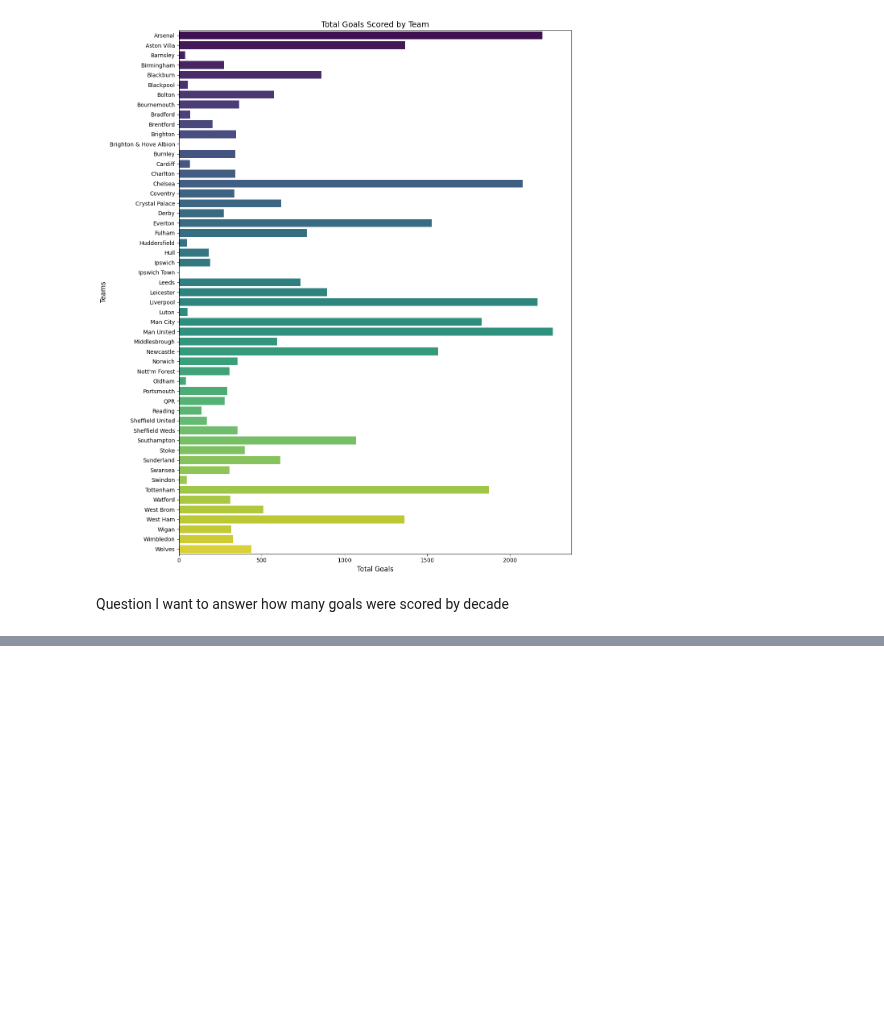
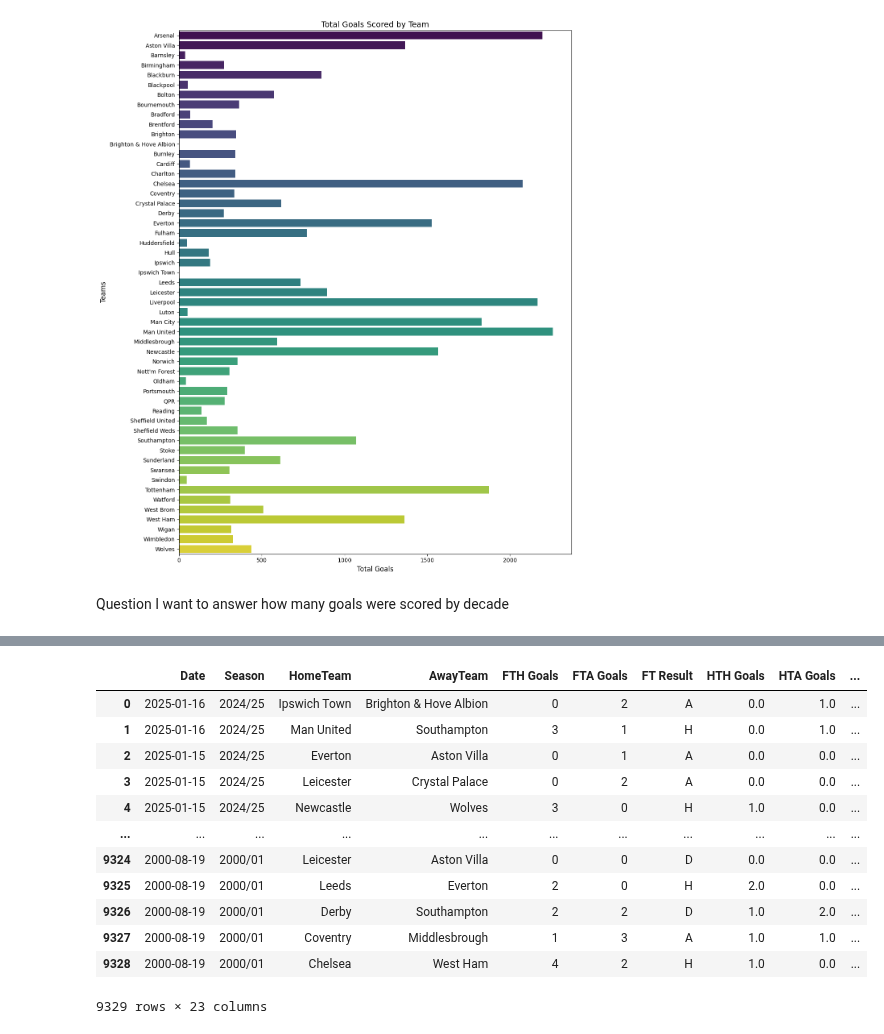
Before and after one commit to RaulBSanchez/PremierLeagueData, a Jupyter notebook: notebook49901bb43c.ipynb, the cells around one changed output, grey strips where cells are left out. Cells and saved outputs as stored; diff of their text form; code cells hidden in the pictures; blank space fills up the shorter version.

```diff
--- a/notebook49901bb43c.ipynb
+++ b/notebook49901bb43c.ipynb
@@ -316,0 +296,17 @@ Chart a graph of the goals scored over the years
+# %%
+pl_ref = pl_table_subset.dropna(subset='Referee')
+pl_ref
+# %% [output]
+|  | Date | Season | HomeTeam | AwayTeam | FTH Goals | FTA Goals | FT Result | HTH Goals | HTA Goals | ... |
+| 0 | 2025-01-16 | 2024/25 | Ipswich Town | Brighton & Hove Albion | 0 | 2 | A | 0.0 | 1.0 | ... |
+| 1 | 2025-01-16 | 2024/25 | Man United | Southampton | 3 | 1 | H | 0.0 | 1.0 | ... |
+| 2 | 2025-01-15 | 2024/25 | Everton | Aston Villa | 0 | 1 | A | 0.0 | 0.0 | ... |
+| 3 | 2025-01-15 | 2024/25 | Leicester | Crystal Palace | 0 | 2 | A | 0.0 | 0.0 | ... |
+| 4 | 2025-01-15 | 2024/25 | Newcastle | Wolves | 3 | 0 | H | 1.0 | 0.0 | ... |
+| ... | ... | ... | ... | ... | ... | ... | ... | ... | ... | ... |
+| 9324 | 2000-08-19 | 2000/01 | Leicester | Aston Villa | 0 | 0 | D | 0.0 | 0.0 | ... |
+| 9325 | 2000-08-19 | 2000/01 | Leeds | Everton | 2 | 0 | H | 2.0 | 0.0 | ... |
+| 9326 | 2000-08-19 | 2000/01 | Derby | Southampton | 2 | 2 | D | 1.0 | 2.0 | ... |
+| 9327 | 2000-08-19 | 2000/01 | Coventry | Middlesbrough | 1 | 3 | A | 1.0 | 1.0 | ... |
+| 9328 | 2000-08-19 | 2000/01 | Chelsea | West Ham | 4 | 2 | H | 1.0 | 0.0 | ... |
+9329 rows × 23 columns
```
Also changed, not shown: parts of 16 cells of this notebook.
